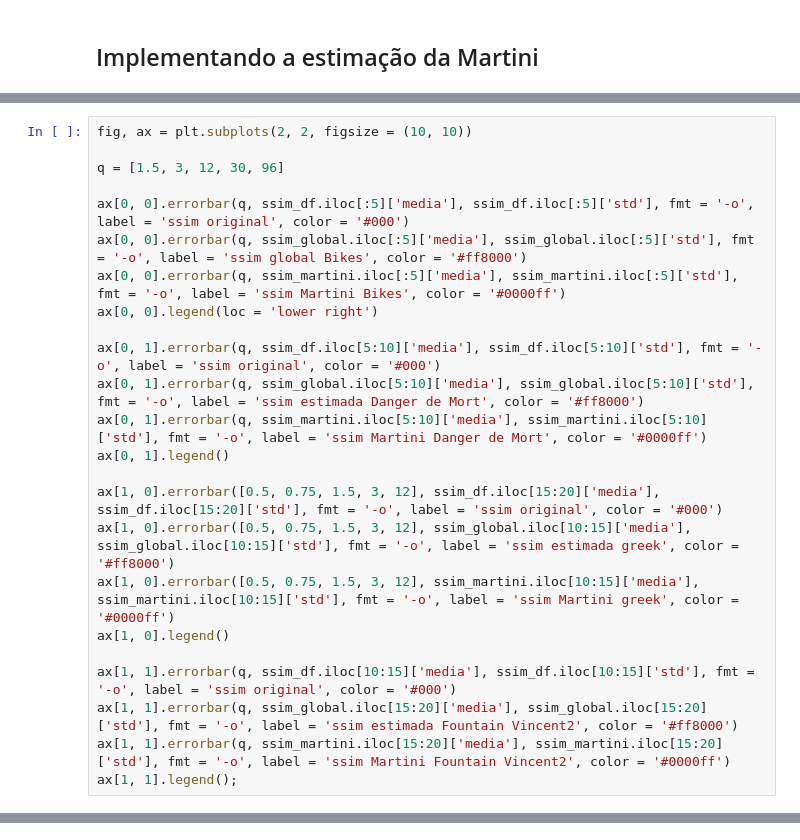
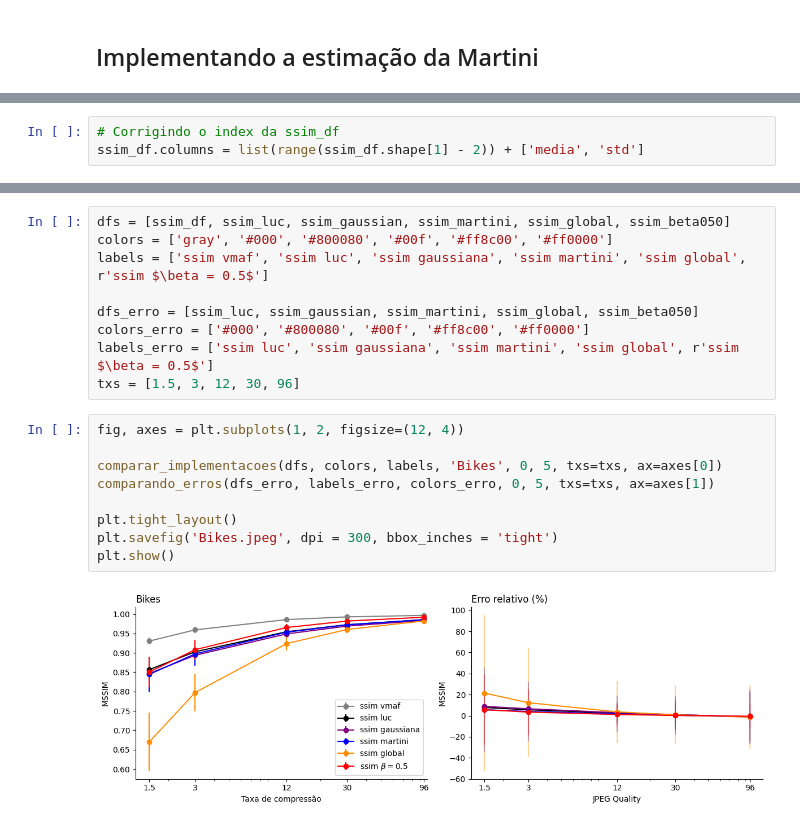
Before and after one commit to Drey-cf/Master-s-projects, a Jupyter notebook: Só LFs.ipynb, the cells around one changed output, grey strips where cells are left out. Drawn from its saved outputs; the diff is of its cells as text.

```diff
--- a/Só LFs.ipynb
+++ b/Só LFs.ipynb
@@ -428 +597,4 @@ ssim_martini['std'] = ssim_martini.std(axis = 1, skipna = True)
+# %%
+# Corrigindo o index da ssim_df
+ssim_df.columns = list(range(ssim_df.shape[1] - 2)) + ['media', 'std']
 # %% [markdown]
@@ -430,24 +601,0 @@ ssim_martini['std'] = ssim_martini.std(axis = 1, skipna = True)
-# %%
-fig, ax = plt.subplots(2, 2, figsize = (10, 10))
-
-q = [1.5, 3, 12, 30, 96]
-
-ax[0, 0].errorbar(q, ssim_df.iloc[:5]['media'], ssim_df.iloc[:5]['std'], fmt = '-o', label = 'ssim original', color = '#000')
-ax[0, 0].errorbar(q, ssim_global.iloc[:5]['media'], ssim_global.iloc[:5]['std'], fmt = '-o', label = 'ssim global Bikes', color = '#ff8000')
-ax[0, 0].errorbar(q, ssim_martini.iloc[:5]['media'], ssim_martini.iloc[:5]['std'], fmt = '-o', label = 'ssim Martini Bikes', color = '#0000ff')
-ax[0, 0].legend(loc = 'lower right')
-
-ax[0, 1].errorbar(q, ssim_df.iloc[5:10]['media'], ssim_df.iloc[5:10]['std'], fmt = '-o', label = 'ssim original', color = '#000')
-ax[0, 1].errorbar(q, ssim_global.iloc[5:10]['media'], ssim_global.iloc[5:10]['std'], fmt = '-o', label = 'ssim estimada Danger de Mort', color = '#ff8000')
-ax[0, 1].errorbar(q, ssim_martini.iloc[5:10]['media'], ssim_martini.iloc[5:10]['std'], fmt = '-o', label = 'ssim Martini Danger de Mort', color = '#0000ff')
-ax[0, 1].legend()
-
-ax[1, 0].errorbar([0.5, 0.75, 1.5, 3, 12], ssim_df.iloc[15:20]['media'], ssim_df.iloc[15:20]['std'], fmt = '-o', label = 'ssim original', color = '#000')
-ax[1, 0].errorbar([0.5, 0.75, 1.5, 3, 12], ssim_global.iloc[10:15]['media'], ssim_global.iloc[10:15]['std'], fmt = '-o', label = 'ssim estimada greek', color = '#ff8000')
-ax[1, 0].errorbar([0.5, 0.75, 1.5, 3, 12], ssim_martini.iloc[10:15]['media'], ssim_martini.iloc[10:15]['std'], fmt = '-o', label = 'ssim Martini greek', color = '#0000ff')
-ax[1, 0].legend()
-
-ax[1, 1].errorbar(q, ssim_df.iloc[10:15]['media'], ssim_df.iloc[10:15]['std'], fmt = '-o', label = 'ssim original', color = '#000')
-ax[1, 1].errorbar(q, ssim_global.iloc[15:20]['media'], ssim_global.iloc[15:20]['std'], fmt = '-o', label = 'ssim estimada Fountain Vincent2', color = '#ff8000')
-ax[1, 1].errorbar(q, ssim_martini.iloc[15:20]['media'], ssim_martini.iloc[15:20]['std'], fmt = '-o', label = 'ssim Martini Fountain Vincent2', color = '#0000ff')
-ax[1, 1].legend();
@@ -453,0 +638,20 @@ ax[1, 1].legend();
+# %%
+dfs = [ssim_df, ssim_luc, ssim_gaussian, ssim_martini, ssim_global, ssim_beta050]
+colors = ['gray', '#000', '#800080', '#00f', '#ff8c00', '#ff0000']
+labels = ['ssim vmaf', 'ssim luc', 'ssim gaussiana', 'ssim martini', 'ssim global', r'ssim $\beta = 0.5$']
+
+dfs_erro = [ssim_luc, ssim_gaussian, ssim_martini, ssim_global, ssim_beta050]
+colors_erro = ['#000', '#800080', '#00f', '#ff8c00', '#ff0000']
+labels_erro = ['ssim luc', 'ssim gaussiana', 'ssim martini', 'ssim global', r'ssim $\beta = 0.5$']
+txs = [1.5, 3, 12, 30, 96]
+# %%
+fig, axes = plt.subplots(1, 2, figsize=(12, 4))
+
+comparar_implementacoes(dfs, colors, labels, 'Bikes', 0, 5, txs=txs, ax=axes[0])
+comparando_erros(dfs_erro, labels_erro, colors_erro, 0, 5, txs=txs, ax=axes[1])
+
+plt.tight_layout()
+plt.savefig('Bikes.jpeg', dpi = 300, bbox_inches = 'tight')
+plt.show()
+# %% [output]
+[figure, added]
```
Also changed, not shown: parts of 60 cells of this notebook, 2 other files.
